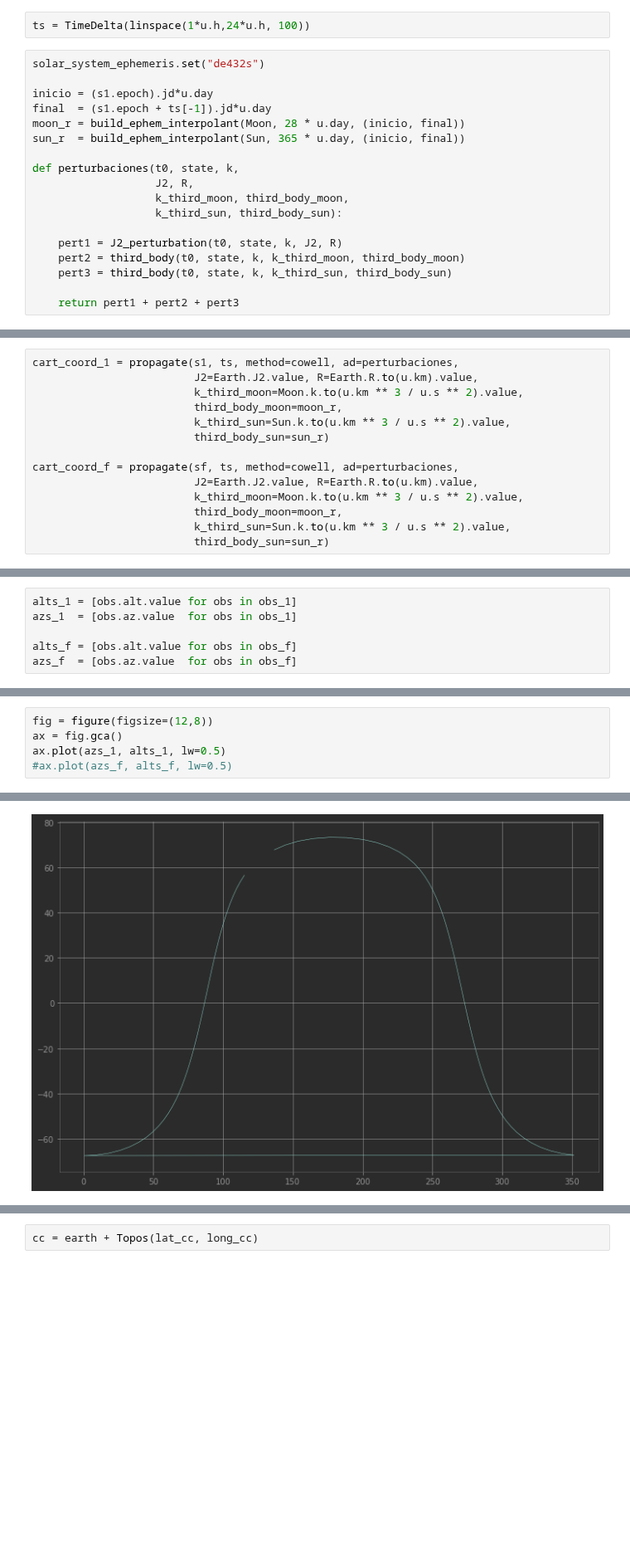
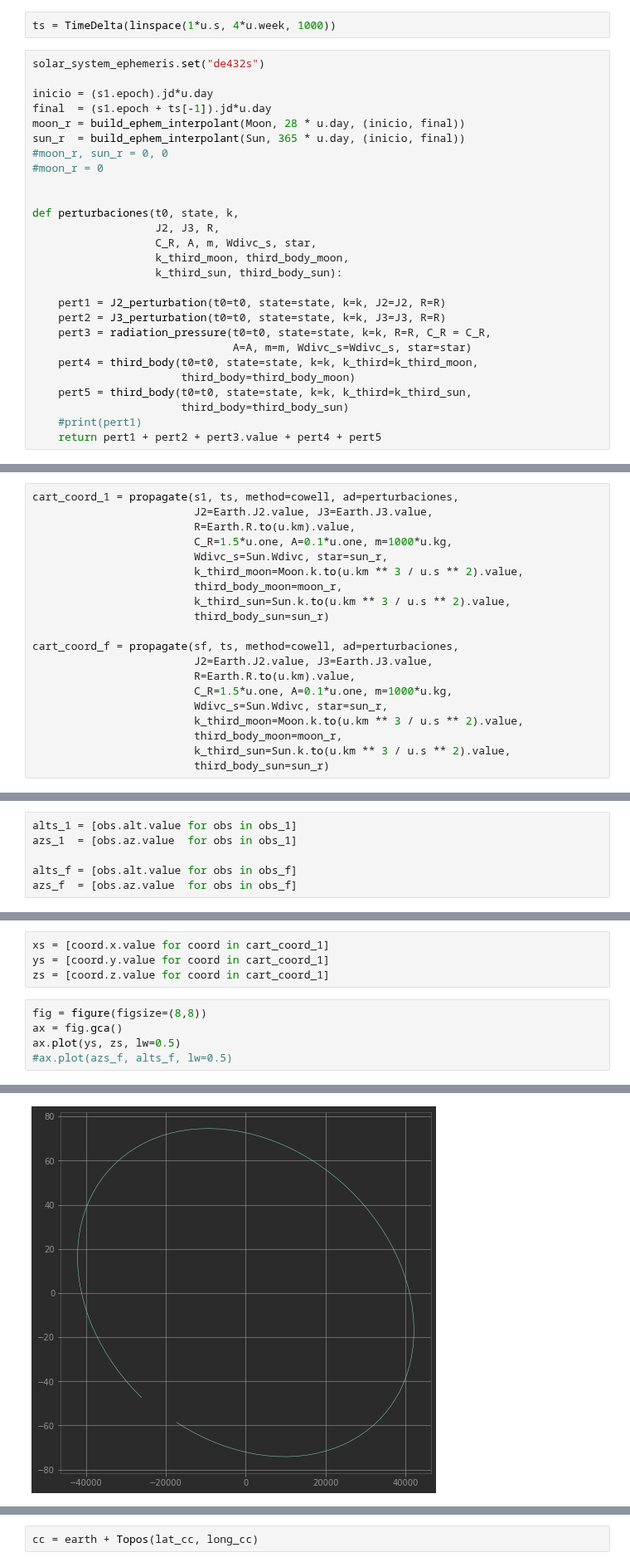
Before and after one commit to cad3na/JupyterNotebooks, a Jupyter notebook: Python/Presentaciones/orbitas2.ipynb, the cells around one changed output, grey strips where cells are left out. Shown at 83% size. Saved outputs shown, nothing was run; the diff lists cells and outputs as text; blank space fills up the shorter version.

```diff
--- a/Python/Presentaciones/orbitas2.ipynb
+++ b/Python/Presentaciones/orbitas2.ipynb
@@ -62,7 +70,7 @@ s1 = s1.propagate((sf.epoch.datetime - s1.epoch.datetime).seconds*u.s,
                   method=cowell, ad=J2_perturbation, J2=Earth.J2.value,
                   R=Earth.R.to(u.km).value)
 # %%
-ts = TimeDelta(linspace(1*u.h,24*u.h, 100))
+ts = TimeDelta(linspace(1*u.s, 4*u.week, 1000))
 # %%
 solar_system_ephemeris.set("de432s")
 
@@ -70,14 +78,23 @@ inicio = (s1.epoch).jd*u.day
 final  = (s1.epoch + ts[-1]).jd*u.day
 moon_r = build_ephem_interpolant(Moon, 28 * u.day, (inicio, final))
 sun_r  = build_ephem_interpolant(Sun, 365 * u.day, (inicio, final))
+#moon_r, sun_r = 0, 0
+#moon_r = 0
+
 
 def perturbaciones(t0, state, k,
-                   J2, R,
+                   J2, J3, R,
+                   C_R, A, m, Wdivc_s, star,
                    k_third_moon, third_body_moon,
                    k_third_sun, third_body_sun):
 
-    pert1 = J2_perturbation(t0, state, k, J2, R)
-    pert2 = third_body(t0, state, k, k_third_moon, third_body_moon)
-    pert3 = third_body(t0, state, k, k_third_sun, third_body_sun)
-
-    return pert1 + pert2 + pert3
+    pert1 = J2_perturbation(t0=t0, state=state, k=k, J2=J2, R=R)
+    pert2 = J3_perturbation(t0=t0, state=state, k=k, J3=J3, R=R)
+    pert3 = radiation_pressure(t0=t0, state=state, k=k, R=R, C_R = C_R,
+                               A=A, m=m, Wdivc_s=Wdivc_s, star=star)
+    pert4 = third_body(t0=t0, state=state, k=k, k_third=k_third_moon,
+                       third_body=third_body_moon)
+    pert5 = third_body(t0=t0, state=state, k=k, k_third=k_third_sun,
+                       third_body=third_body_sun)
+    #print(pert1)
+    return pert1 + pert2 + pert3.value + pert4 + pert5
@@ -89,13 +101,19 @@ s1.epoch.datetime, sf.epoch.datetime
 # %%
 cart_coord_1 = propagate(s1, ts, method=cowell, ad=perturbaciones,
-                         J2=Earth.J2.value, R=Earth.R.to(u.km).value,
+                         J2=Earth.J2.value, J3=Earth.J3.value,
+                         R=Earth.R.to(u.km).value,
+                         C_R=1.5*u.one, A=0.1*u.one, m=1000*u.kg,
+                         Wdivc_s=Sun.Wdivc, star=sun_r,
                          k_third_moon=Moon.k.to(u.km ** 3 / u.s ** 2).value,
                          third_body_moon=moon_r,
                          k_third_sun=Sun.k.to(u.km ** 3 / u.s ** 2).value,
                          third_body_sun=sun_r)
 
 cart_coord_f = propagate(sf, ts, method=cowell, ad=perturbaciones,
-                         J2=Earth.J2.value, R=Earth.R.to(u.km).value,
+                         J2=Earth.J2.value, J3=Earth.J3.value,
+                         R=Earth.R.to(u.km).value,
+                         C_R=1.5*u.one, A=0.1*u.one, m=1000*u.kg,
+                         Wdivc_s=Sun.Wdivc, star=sun_r,
                          k_third_moon=Moon.k.to(u.km ** 3 / u.s ** 2).value,
                          third_body_moon=moon_r,
                          k_third_sun=Sun.k.to(u.km ** 3 / u.s ** 2).value,
@@ -119,11 +200,15 @@ azs_f  = [obs.az.value  for obs in obs_f]
+# %%
+xs = [coord.x.value for coord in cart_coord_1]
+ys = [coord.y.value for coord in cart_coord_1]
+zs = [coord.z.value for coord in cart_coord_1]
 # %%
-fig = figure(figsize=(12,8))
+fig = figure(figsize=(8,8))
 ax = fig.gca()
-ax.plot(azs_1, alts_1, lw=0.5)
+ax.plot(ys, zs, lw=0.5)
 #ax.plot(azs_f, alts_f, lw=0.5)
 # %% [output]
 [<matplotlib.lines.Line2D at 0x...>]
-[figure, old version]
+[figure, new version]
 # %%
 from skyfield.api import Topos, load
 from skyfield.positionlib import ICRF
```
Also changed, not shown: parts of 13 cells of this notebook.
